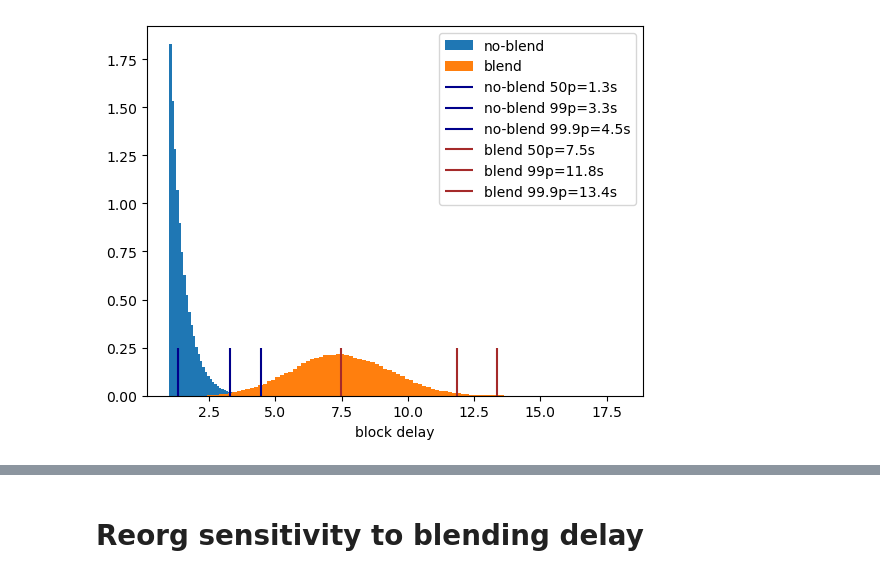
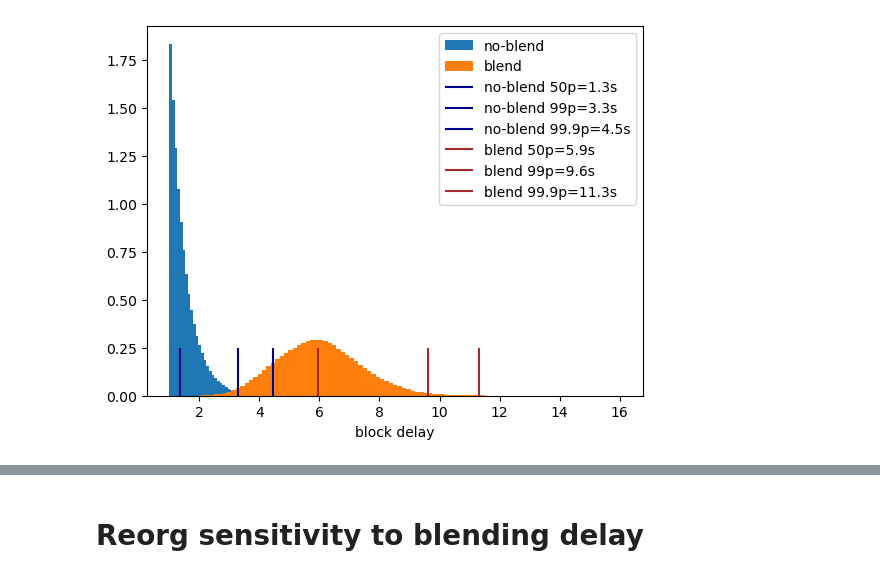
Before and after one commit to logos-co/nomos-pocs, a Jupyter notebook: cryptarchia/longest-chain-cryptarchia.ipynb, the cells around one changed output, grey strips where cells are left out. Saved outputs shown, nothing was run; the diff lists cells and outputs as text; code cells hidden in the pictures.

```diff
--- a/cryptarchia/longest-chain-cryptarchia.ipynb
+++ b/cryptarchia/longest-chain-cryptarchia.ipynb
@@ -55,35 +55,35 @@ class NetworkParams:
 blend_net = NetworkParams(
     broadcast_delay_mean=0.5,
     pol_proof_time=1,
-    blending_delay=3,
+    blending_delay=2,
     desimenation_delay_mean=0.5,
     blend_hops=3,
 )
 no_blend_net = replace(blend_net, blend_hops=0)
 
 N = 100
 M = 10000
 no_blend_samples = no_blend_net.empirical_network_delay()
 no_blend_mean = no_blend_samples.mean()
 blend_samples = blend_net.empirical_network_delay()
 blend_mean = blend_samples.mean()
 
 _ = plt.hist(no_blend_samples, bins=100, density=True, label="no-blend")
 _ = plt.hist(blend_samples, bins=100, density=True, label="blend")
 
 for p in [50, 99, 99.9]:
     no_blend_pct = np.percentile(no_blend_samples, p)
     _ = plt.vlines(no_blend_pct, ymin=0, ymax=0.25, color='darkblue', label=f"no-blend {p}p={no_blend_pct:.1f}s")
 
 for p in [50, 99, 99.9]:
     blend_pct = np.percentile(blend_samples, p)
     _ = plt.vlines(blend_pct, ymin=0, ymax=0.25, color='brown', label=f"blend {p}p={blend_pct:.1f}s")
 # _ = plt.vlines(blend_mean, ymin=0, ymax=1, color='brown', label=f"blend 50p={blend_mean:.1f}s")
 # _ = plt.hist(blend_net.block_arrival_slot(np.zeros(1000)), bins=100, density=True, label="blend")
 _ = plt.legend()
 _ = plt.xlabel("block delay")
 # %% [output]
-[figure, old version]
+[figure, new version]
 # %%
 @dataclass
 class Params:
```
Also changed, not shown: parts of 16 cells of this notebook.
